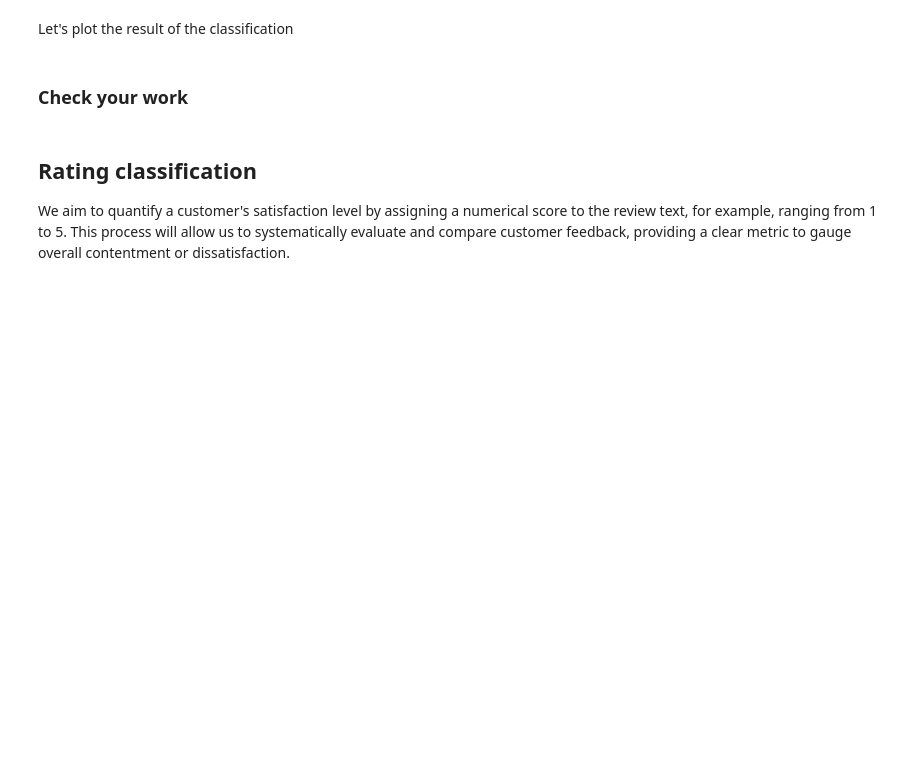
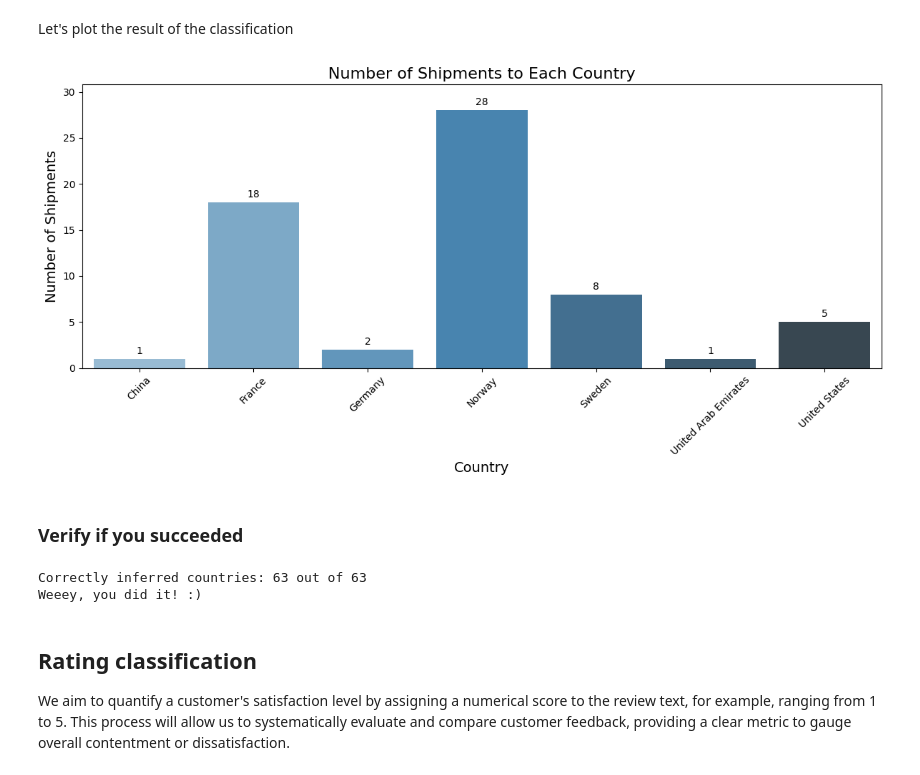
Before and after one commit to bearingpoint-no/genAI-workshop-short, a Jupyter notebook: Lessons/01_Data_cleaning_with_genAI.ipynb, the cells around one changed output. Cells and saved outputs as stored; diff of their text form; code cells hidden in the pictures; blank space fills up the shorter version.

```diff
--- a/Lessons/01_Data_cleaning_with_genAI.ipynb
+++ b/Lessons/01_Data_cleaning_with_genAI.ipynb
@@ -159,29 +242,36 @@ Let's plot the result of the classification
 # %%
 import seaborn as sns
 import matplotlib.pyplot as plt
 
 # Count the occurrences of each country
 shipment_counts = df["country"].value_counts().sort_index()
 
 # Create the bar plot using Seaborn
 plt.figure(figsize=(12, 6))
-ax = sns.barplot(x=shipment_counts.index, y=shipment_counts.values, hue=shipment_counts.index, palette="Blues_d", dodge=False, legend=False)
+ax = sns.barplot(
+    x=shipment_counts.index,
+    y=shipment_counts.values,
+    hue=shipment_counts.index,
+    palette="Blues_d",
+    dodge=False,
+    legend=False
+)
 
 # Add value labels on top of each bar
 for container in ax.containers:
     ax.bar_label(container, fmt='%d', label_type='edge', padding=3)
 
 # Adjust y-axis limits to add space above the tallest bar
 ax.set_ylim(0, shipment_counts.max() * 1.1)  # Increase limit by 10%
 
 # Customize the plot
 ax.set_xlabel("Country", fontsize=14)
 ax.set_ylabel("Number of Shipments", fontsize=14)
 ax.set_title("Number of Shipments to Each Country", fontsize=16)
 ax.tick_params(axis="x", rotation=45)
 
 # Show the plot
 plt.tight_layout()
 plt.show()
+# %% [output]
+[figure, added]
-# %% [markdown]
-### Check your work
@@ -206,3 +278,12 @@ verify_country_inferring(df, print_errors=True)
+# %% [markdown]
+### Verify if you succeeded
+# %%
+from hackathon.evaluation.country_inferring import verify as verify_country_inferring
+
+verify_country_inferring(df, print_errors=True)
+# %% [output]
+Correctly inferred countries: 63 out of 63
+Weeey, you did it! :)
 # %% [markdown]
 ## Rating classification
 We aim to quantify a customer's satisfaction level by assigning a numerical score to the review text, for example, ranging from 1 to 5. This process will allow us to systematically evaluate and compare customer feedback, providing a clear metric to gauge overall contentment or dissatisfaction.
```
Also changed, not shown: parts of 22 cells of this notebook, 7 other files.
